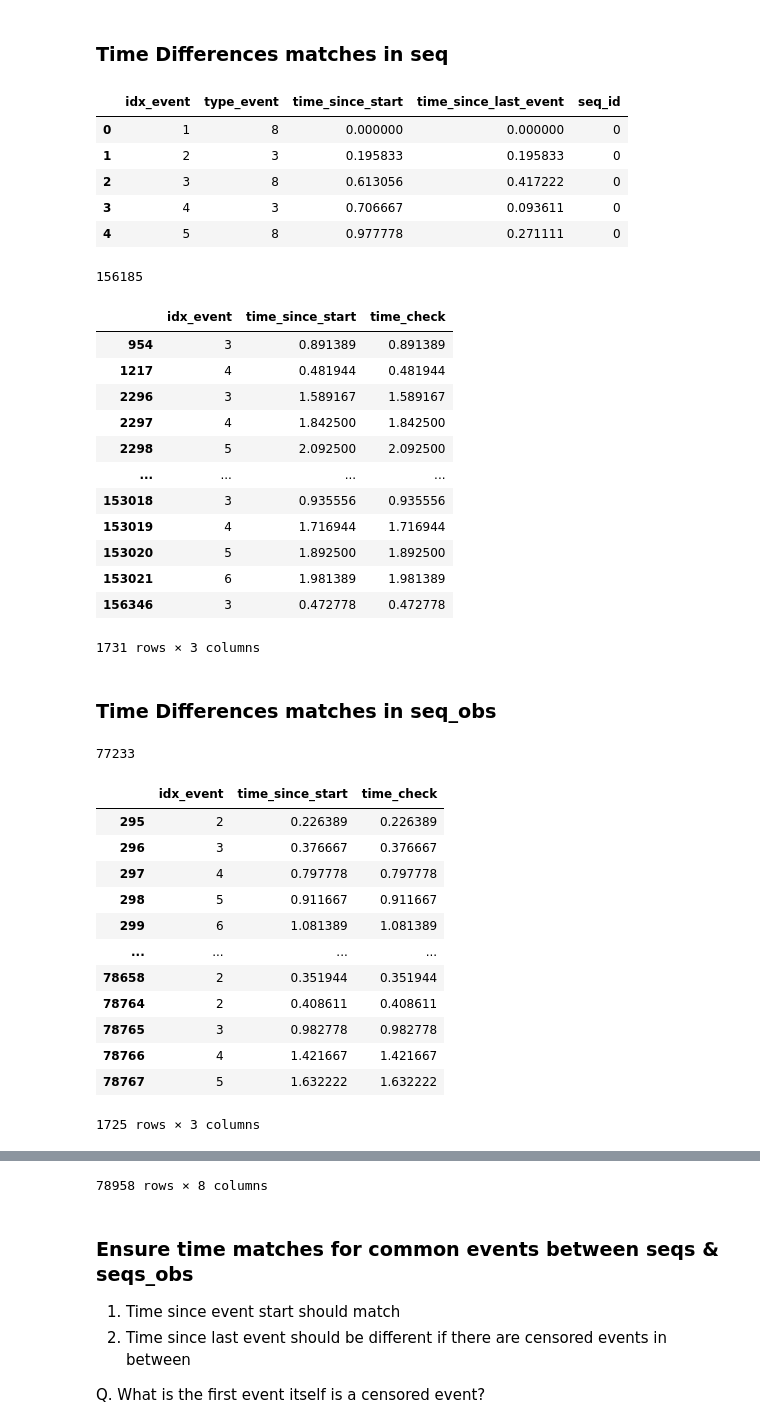
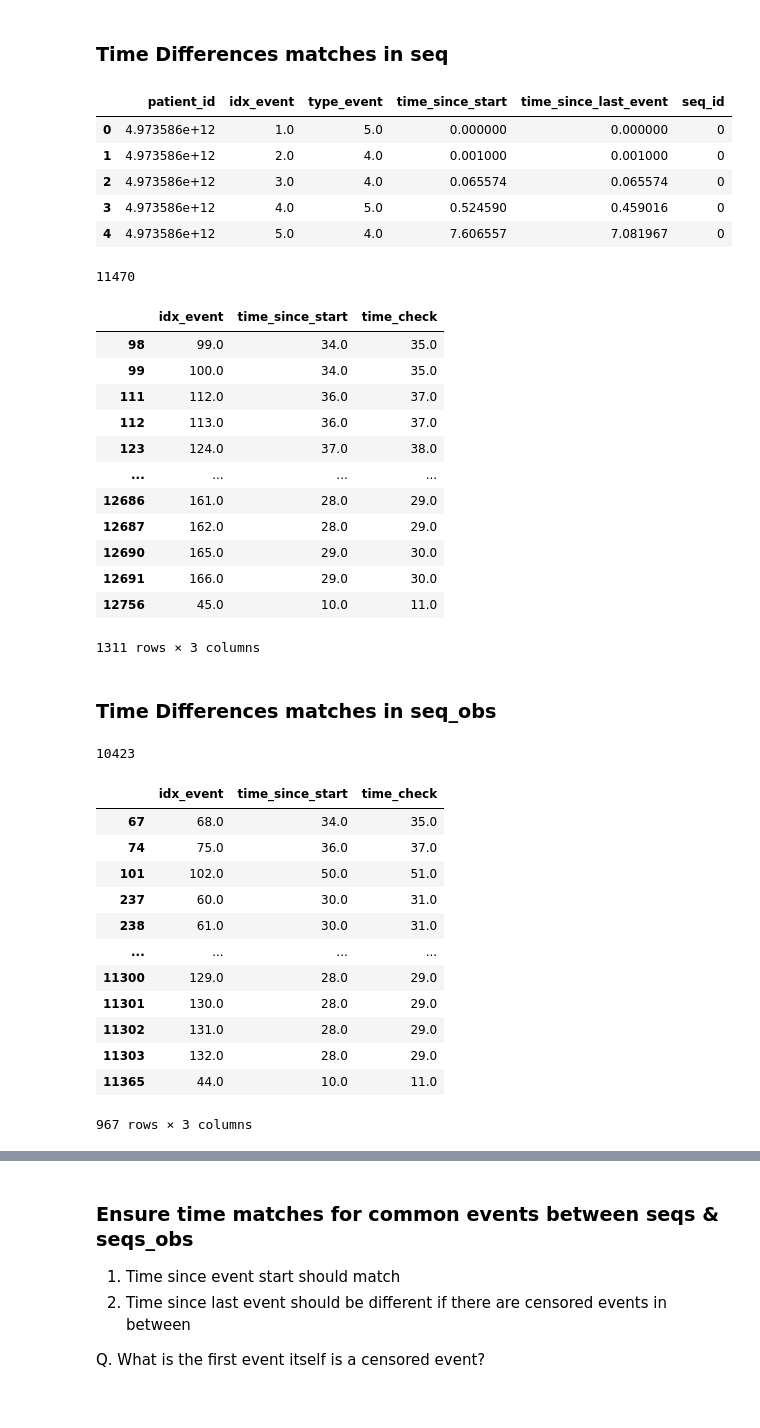
Before and after one commit to Anirudh-Murali/neural-hawkes-particle-smoothing, a Jupyter notebook: Exploring_2.ipynb, the cells around one changed output, grey strips where cells are left out. Cells and saved outputs as stored; diff of their text form; code cells hidden in the pictures.

```diff
--- a/Exploring_2.ipynb
+++ b/Exploring_2.ipynb
@@ -15,7 +15,7 @@ def convert_pkl_to_df(pkl,key):
     return df.reset_index(drop=True)
 # %%
 # Set datapath
-data_path = "data/pilottaxi/"
+data_path = "data/test/"
 # %% [markdown]
 ## Load Taxi Dataset
 # %%
@@ -138,51 +138,52 @@ def check_time(df):
     df['time_since_last_event_lag_1'] = df.groupby('seq_id')[['time_since_last_event']].shift(1).fillna(0)
     df['time_since_last_event_lag_1_cum_sum'] = df.groupby('seq_id')[['time_since_last_event_lag_1']].cumsum()
     df['time_check'] = df['time_since_last_event_lag_1_cum_sum'] + df['time_since_last_event']
+    df = df.round(0)
     print(sum(df['time_check']==df['time_since_start']))
     display(df[df['time_check']!=df['time_since_start']][["idx_event","time_since_start","time_check"]])
     return df
 # %%
 train_df['seqs'].head()
 # %% [output]
-|  | idx_event | type_event | time_since_start | time_since_last_event | seq_id |
-| 0 | 1 | 8 | 0.000000 | 0.000000 | 0 |
-| 1 | 2 | 3 | 0.195833 | 0.195833 | 0 |
-| 2 | 3 | 8 | 0.613056 | 0.417222 | 0 |
-| 3 | 4 | 3 | 0.706667 | 0.093611 | 0 |
-| 4 | 5 | 8 | 0.977778 | 0.271111 | 0 |
+|  | patient_id | idx_event | type_event | time_since_start | time_since_last_event | seq_id |
+| 0 | 4.973586e+12 | 1.0 | 5.0 | 0.000000 | 0.000000 | 0 |
+| 1 | 4.973586e+12 | 2.0 | 4.0 | 0.001000 | 0.001000 | 0 |
+| 2 | 4.973586e+12 | 3.0 | 4.0 | 0.065574 | 0.065574 | 0 |
+| 3 | 4.973586e+12 | 4.0 | 5.0 | 0.524590 | 0.459016 | 0 |
+| 4 | 4.973586e+12 | 5.0 | 4.0 | 7.606557 | 7.081967 | 0 |
 # %%
 df = check_time(train_df['seqs'].copy())
 # %% [output]
-156185
+11470
 |  | idx_event | time_since_start | time_check |
-| 954 | 3 | 0.891389 | 0.891389 |
-| 1217 | 4 | 0.481944 | 0.481944 |
-| 2296 | 3 | 1.589167 | 1.589167 |
-| 2297 | 4 | 1.842500 | 1.842500 |
-| 2298 | 5 | 2.092500 | 2.092500 |
+| 98 | 99.0 | 34.0 | 35.0 |
+| 99 | 100.0 | 34.0 | 35.0 |
+| 111 | 112.0 | 36.0 | 37.0 |
+| 112 | 113.0 | 36.0 | 37.0 |
+| 123 | 124.0 | 37.0 | 38.0 |
 | ... | ... | ... | ... |
-| 153018 | 3 | 0.935556 | 0.935556 |
-| 153019 | 4 | 1.716944 | 1.716944 |
-| 153020 | 5 | 1.892500 | 1.892500 |
-| 153021 | 6 | 1.981389 | 1.981389 |
-| 156346 | 3 | 0.472778 | 0.472778 |
+| 12686 | 161.0 | 28.0 | 29.0 |
+| 12687 | 162.0 | 28.0 | 29.0 |
+| 12690 | 165.0 | 29.0 | 30.0 |
+| 12691 | 166.0 | 29.0 | 30.0 |
+| 12756 | 45.0 | 10.0 | 11.0 |
-1731 rows × 3 columns
+1311 rows × 3 columns
 # %% [markdown]
 ### Time Differences matches in seq_obs
 # %%
-check_time(train_df['seqs_obs'].copy())
+df = check_time(train_df['seqs_obs'].copy())
 # %% [output]
-77233
+10423
 |  | idx_event | time_since_start | time_check |
-| 295 | 2 | 0.226389 | 0.226389 |
-| 296 | 3 | 0.376667 | 0.376667 |
-| 297 | 4 | 0.797778 | 0.797778 |
-| 298 | 5 | 0.911667 | 0.911667 |
-| 299 | 6 | 1.081389 | 1.081389 |
+| 67 | 68.0 | 34.0 | 35.0 |
+| 74 | 75.0 | 36.0 | 37.0 |
+| 101 | 102.0 | 50.0 | 51.0 |
+| 237 | 60.0 | 30.0 | 31.0 |
+| 238 | 61.0 | 30.0 | 31.0 |
 | ... | ... | ... | ... |
-| 78658 | 2 | 0.351944 | 0.351944 |
-| 78764 | 2 | 0.408611 | 0.408611 |
-| 78765 | 3 | 0.982778 | 0.982778 |
-| 78766 | 4 | 1.421667 | 1.421667 |
-| 78767 | 5 | 1.632222 | 1.632222 |
+| 11300 | 129.0 | 28.0 | 29.0 |
+| 11301 | 130.0 | 28.0 | 29.0 |
+| 11302 | 131.0 | 28.0 | 29.0 |
+| 11303 | 132.0 | 28.0 | 29.0 |
+| 11365 | 44.0 | 10.0 | 11.0 |
-1725 rows × 3 columns
+967 rows × 3 columns
@@ -201,4 +190,3 @@ check_time(train_df['seqs_obs'].copy())
-78958 rows × 8 columns
 # %% [markdown]
 ### Ensure time matches for common events between seqs & seqs_obs
 
```
Also changed, not shown: parts of 13 cells of this notebook, 10 other files.
